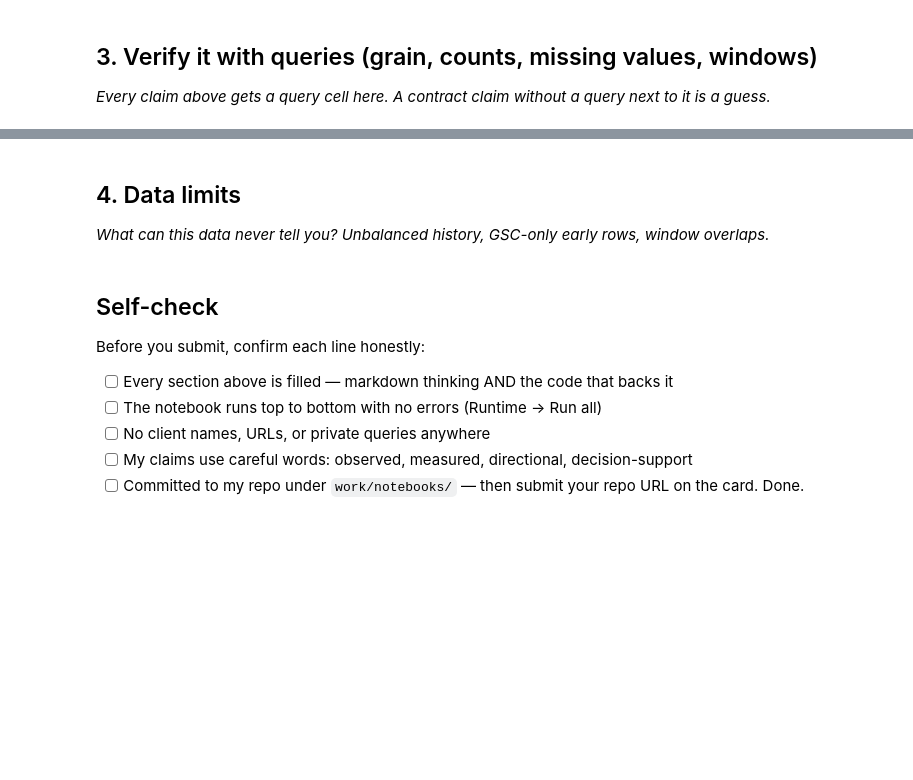
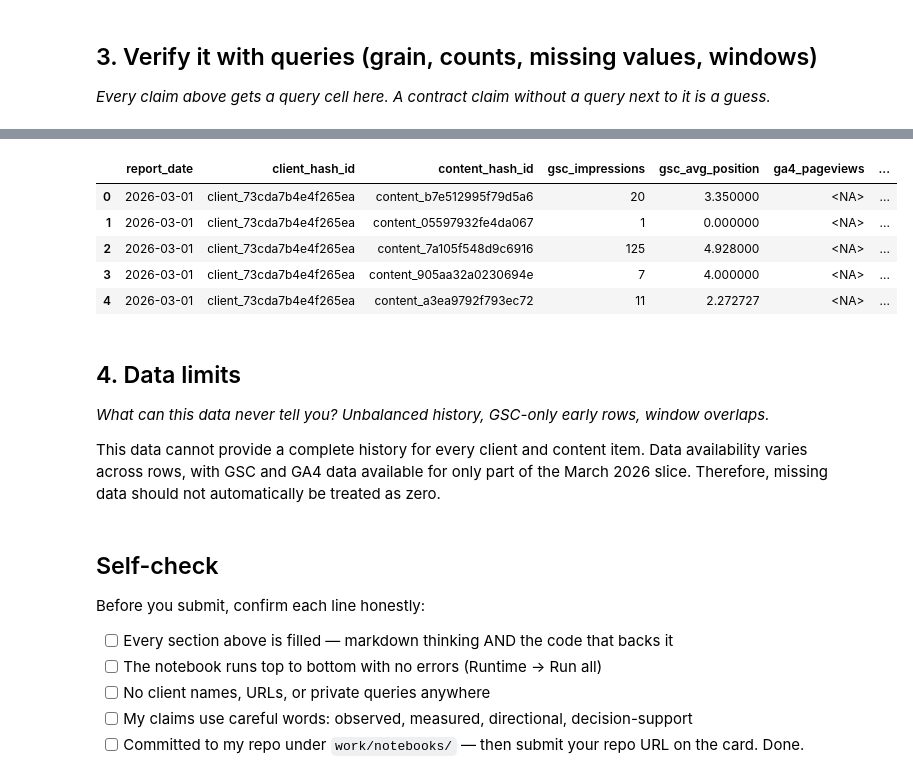
Before and after one commit to Gunjannn07/FlyRank1, a Jupyter notebook: work/notebooks/w03_data_contract.ipynb, the cells around one changed output, grey strips where cells are left out. Drawn from its saved outputs; the diff is of its cells as text; code cells hidden in the pictures; blank space fills up the shorter version.

```diff
--- a/work/notebooks/w03_data_contract.ipynb
+++ b/work/notebooks/w03_data_contract.ipynb
@@ -30,7 +174,38 @@ This skeleton is yours to fill. Work the sections **in order** — each one has
+# %%
+feature_query = f"""
+SELECT
+    report_date,
+    client_hash_id,
+    content_hash_id,
+    gsc_impressions,
+    gsc_avg_position,
+    ga4_pageviews,
+    ga4_engaged_sessions,
+    ga4_total_engagement_sec
+FROM read_parquet(
+    '{rel}/fact_content_daily_performance/**/*.parquet'
+)
+WHERE report_date >= DATE '2026-03-01'
+  AND report_date < DATE '2026-04-01'
+LIMIT 100
+"""
+
+feature_frame = con.sql(feature_query).df()
+
+feature_frame.head()
+# %% [output]
+|  | report_date | client_hash_id | content_hash_id | gsc_impressions | gsc_avg_position | ga4_pageviews | ... |
+| 0 | 2026-03-01 | client_73cda7b4e4f265ea | content_b7e512995f79d5a6 | 20 | 3.350000 | <NA> | ... |
+| 1 | 2026-03-01 | client_73cda7b4e4f265ea | content_05597932fe4da067 | 1 | 0.000000 | <NA> | ... |
+| 2 | 2026-03-01 | client_73cda7b4e4f265ea | content_7a105f548d9c6916 | 125 | 4.928000 | <NA> | ... |
+| 3 | 2026-03-01 | client_73cda7b4e4f265ea | content_905aa32a0230694e | 7 | 4.000000 | <NA> | ... |
+| 4 | 2026-03-01 | client_73cda7b4e4f265ea | content_a3ea9792f793ec72 | 11 | 2.272727 | <NA> | ... |
 # %% [markdown]
 ## 4. Data limits
 
 *What can this data never tell you? Unbalanced history, GSC-only early rows, window overlaps.*
+
+This data cannot provide a complete history for every client and content item. Data availability varies across rows, with GSC and GA4 data available for only part of the March 2026 slice. Therefore, missing data should not automatically be treated as zero.
 # %%
 # This cell is for CODE (numbers, a query, a check).
 # Write your text answer in the cell ABOVE this one — typing sentences here breaks Run All.
```
Also changed, not shown: parts of 11 cells of this notebook.
